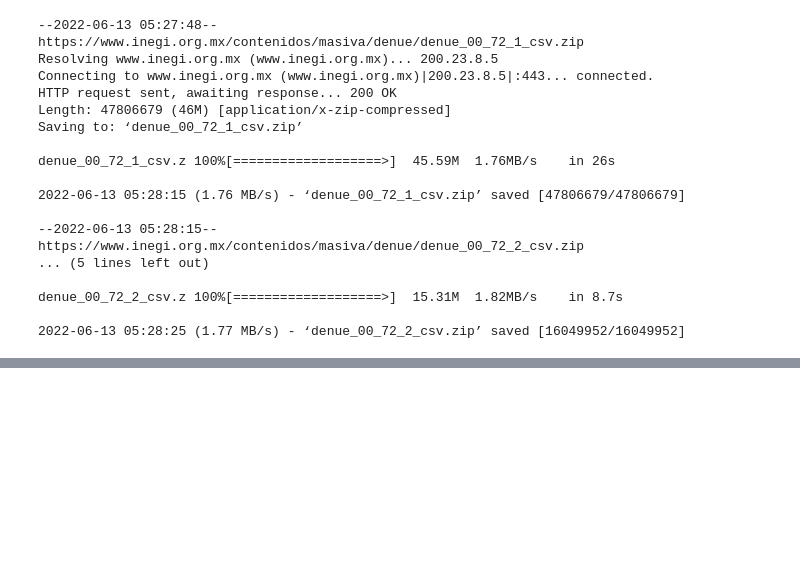
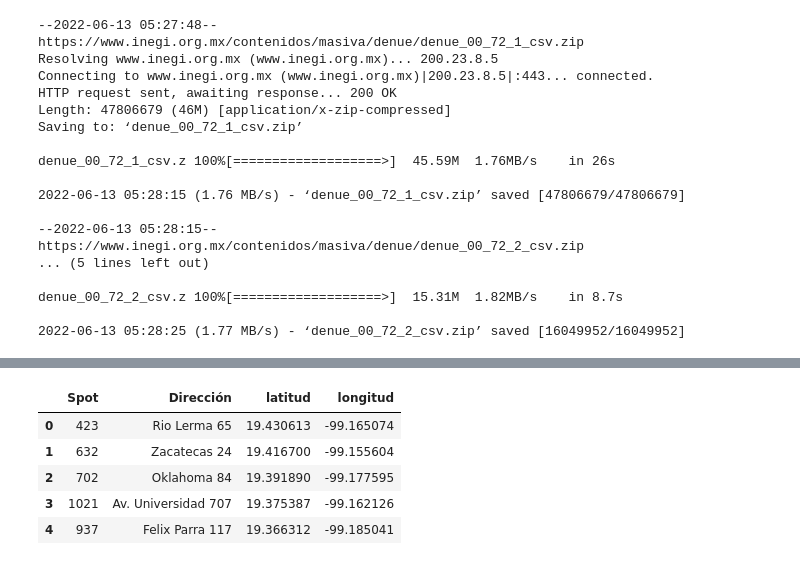
Before and after one commit to sightes/DESAFIOS, a Jupyter notebook: Spot2.ipynb, the cells around one changed output, grey strips where cells are left out. Saved outputs shown, nothing was run; the diff lists cells and outputs as text; code cells hidden in the pictures; blank space fills up the shorter version.

```diff
--- a/Spot2.ipynb
+++ b/Spot2.ipynb
@@ -118,6 +163,16 @@ Tabla=Tabla.iloc[np.where(Tabla.Y_alta.astype('int')>=2019)]
 plot_locales(cliente,Tabla,'Dirección',5)
 # %% [output]
 [interactive output not drawn]
+# %%
+#locales target cliente
+cliente
+# %% [output]
+|  | Spot | Dirección | latitud | longitud |
+| 0 | 423 | Rio Lerma 65 | 19.430613 | -99.165074 |
+| 1 | 632 | Zacatecas 24 | 19.416700 | -99.155604 |
+| 2 | 702 | Oklahoma 84 | 19.391890 | -99.177595 |
+| 3 | 1021 | Av. Universidad 707 | 19.375387 | -99.162126 |
+| 4 | 937 | Felix Parra 117 | 19.366312 | -99.185041 |
 # %%
 #Calculo matriz distancias, existen otras maneras de optimizar este proceso
 Matriz_Distancias=pd.DataFrame([])
```
Also changed, not shown: parts of 3 cells of this notebook.
